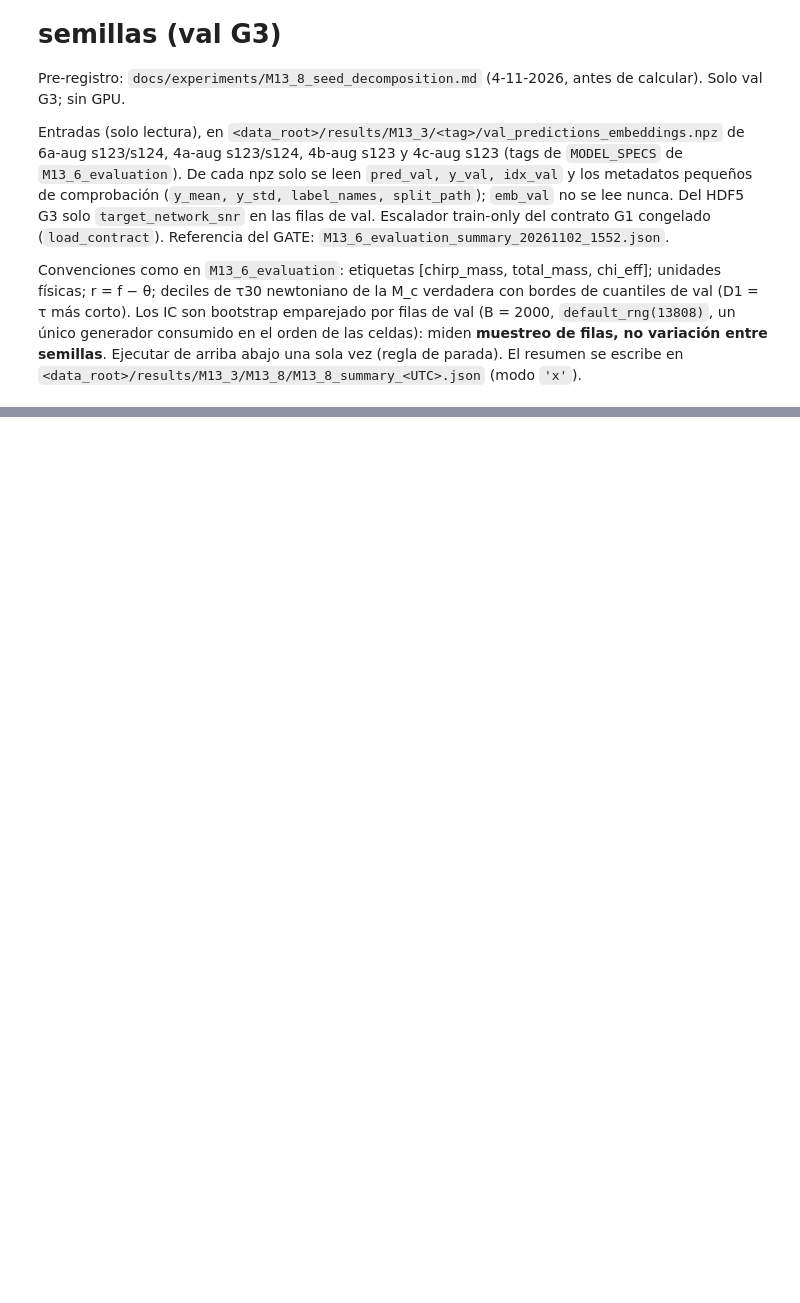
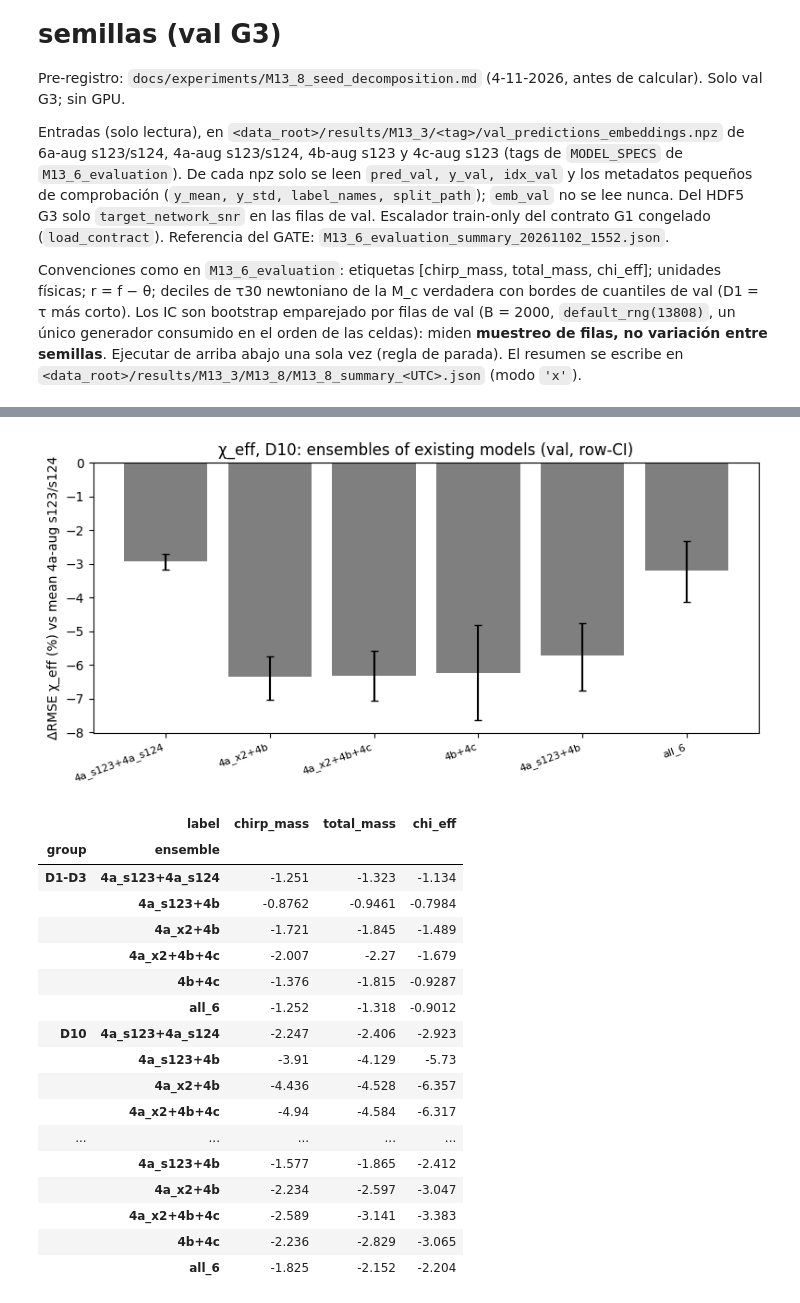
Before and after one commit to victorsh13/Gravitational-Waves-Lab, a Jupyter notebook: cbc_pe/notebooks/m13/M13_8_seed_decomposition.ipynb, the cells around one changed output, grey strips where cells are left out. Saved outputs shown, nothing was run; the diff lists cells and outputs as text; code cells hidden in the pictures; blank space fills up the shorter version.

```diff
--- a/cbc_pe/notebooks/m13/M13_8_seed_decomposition.ipynb
+++ b/cbc_pe/notebooks/m13/M13_8_seed_decomposition.ipynb
@@ -441,0 +750,65 @@ print('saved', SUMMARY_PATH)
+# %%
+# E2. Ensembles de modelos existentes (media simple de predicciones; descriptivo). Referencia: media de los RMSE de 4a s123/s124
+ENSEMBLES = {
+    '4a_s123+4a_s124': ['4a_aug_s123', '4a_aug_s124'],
+    '4a_x2+4b': ['4a_aug_s123', '4a_aug_s124', '4b_aug_s123'],
+    '4a_x2+4b+4c': ['4a_aug_s123', '4a_aug_s124', '4b_aug_s123', '4c_aug_s123'],
+    '4b+4c': ['4b_aug_s123', '4c_aug_s123'],
+    '4a_s123+4b': ['4a_aug_s123', '4b_aug_s123'],
+    'all_6': list(MODELS),
+}
+E2_GROUPS = ['global', 'D1-D3', 'D10']
+E_RES = {k: np.mean([P[m] for m in ms], 0) - Y for k, ms in ENSEMBLES.items()}
+# Columns: for each label, [4a s123, 4a s124, ensembles...] squared errors; one shared index draw per replicate.
+NE = 2 + len(ENSEMBLES)
+Q2 = np.column_stack([a[:, j]**2 for j in range(len(LABELS))
+                      for a in [R[PAIR_4A[0]], R[PAIR_4A[1]]] + list(E_RES.values())])
+rows_e2 = []
+for k in E2_GROUPS:
+    g = GROUPS[k]
+    mp, mb = boot_means(Q2, g)
+    for j, lab in enumerate(LABELS):
+        cp, cb = np.sqrt(mp[j * NE:(j + 1) * NE]), np.sqrt(mb[:, j * NE:(j + 1) * NE])
+        ref_p, ref_b = 0.5 * (cp[0] + cp[1]), 0.5 * (cb[:, 0] + cb[:, 1])
+        for i, (e, ms) in enumerate(ENSEMBLES.items()):
+            d_b = 100.0 * (cb[:, 2 + i] / ref_b - 1.0)
+            rows_e2.append(dict(group=k, label=lab, ensemble=e, members='+'.join(ms), n=int(g.sum()), rmse=cp[2 + i],
+                                rmse_4a_mean=ref_p, delta_rmse_pct=100.0 * (cp[2 + i] / ref_p - 1.0),
+                                ci95_lo_pct=np.percentile(d_b, 2.5), ci95_hi_pct=np.percentile(d_b, 97.5)))
+tab_e2 = pd.DataFrame(rows_e2)
+
+t = tab_e2[(tab_e2.group == 'D10') & (tab_e2.label == 'chi_eff')]
+fig, ax = plt.subplots(figsize=(8, 4))
+xe = np.arange(len(t))
+ax.bar(xe, t.delta_rmse_pct, color='tab:gray',
+       yerr=[t.delta_rmse_pct - t.ci95_lo_pct, t.ci95_hi_pct - t.delta_rmse_pct], capsize=3)
+ax.axhline(0, color='0.3', lw=0.8)
+ax.set(xticks=xe, ylabel='ΔRMSE χ_eff (%) vs mean 4a-aug s123/s124',
+       title='χ_eff, D10: ensembles of existing models (val, row-CI)')
+ax.set_xticklabels(t.ensemble, rotation=20, ha='right', fontsize=8)
+fig.tight_layout()
+FIGS['E2_ensembles_chi_eff_D10'] = fig
+plt.show()
+with pd.option_context('display.float_format', '{:.4g}'.format, 'display.width', 250):
+    display(tab_e2.set_index(['group', 'ensemble', 'label']).delta_rmse_pct.unstack('label')[LABELS])
+    display(tab_e2)
+# %% [output]
+[figure, added]
+|  | label | chirp_mass | total_mass | chi_eff |
+| group | ensemble |  |  |  |
+| D1-D3 | 4a_s123+4a_s124 | -1.251 | -1.323 | -1.134 |
+|  | 4a_s123+4b | -0.8762 | -0.9461 | -0.7984 |
+|  | 4a_x2+4b | -1.721 | -1.845 | -1.489 |
+|  | 4a_x2+4b+4c | -2.007 | -2.27 | -1.679 |
+|  | 4b+4c | -1.376 | -1.815 | -0.9287 |
+|  | all_6 | -1.252 | -1.318 | -0.9012 |
+| D10 | 4a_s123+4a_s124 | -2.247 | -2.406 | -2.923 |
+|  | 4a_s123+4b | -3.91 | -4.129 | -5.73 |
+|  | 4a_x2+4b | -4.436 | -4.528 | -6.357 |
+|  | 4a_x2+4b+4c | -4.94 | -4.584 | -6.317 |
+| ... | ... | ... | ... | ... |
+|  | 4a_s123+4b | -1.577 | -1.865 | -2.412 |
+|  | 4a_x2+4b | -2.234 | -2.597 | -3.047 |
+|  | 4a_x2+4b+4c | -2.589 | -3.141 | -3.383 |
+|  | 4b+4c | -2.236 | -2.829 | -3.065 |
+|  | all_6 | -1.825 | -2.152 | -2.204 |
```
Also changed, not shown: parts of 11 cells of this notebook, 2 other files.
